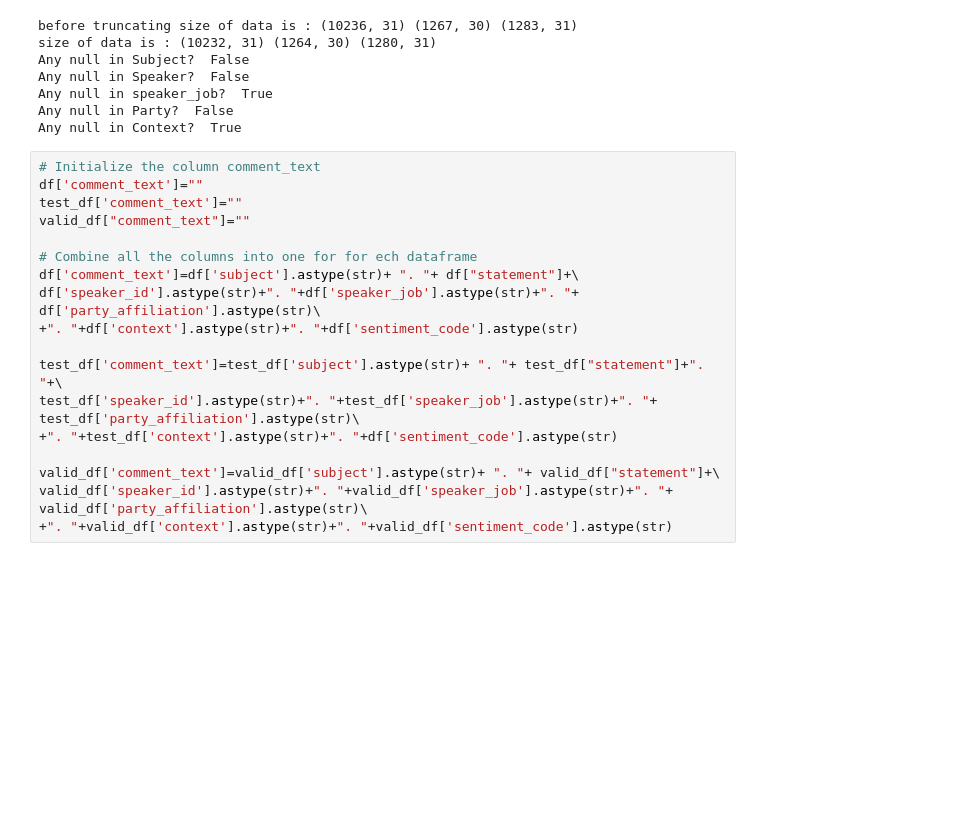
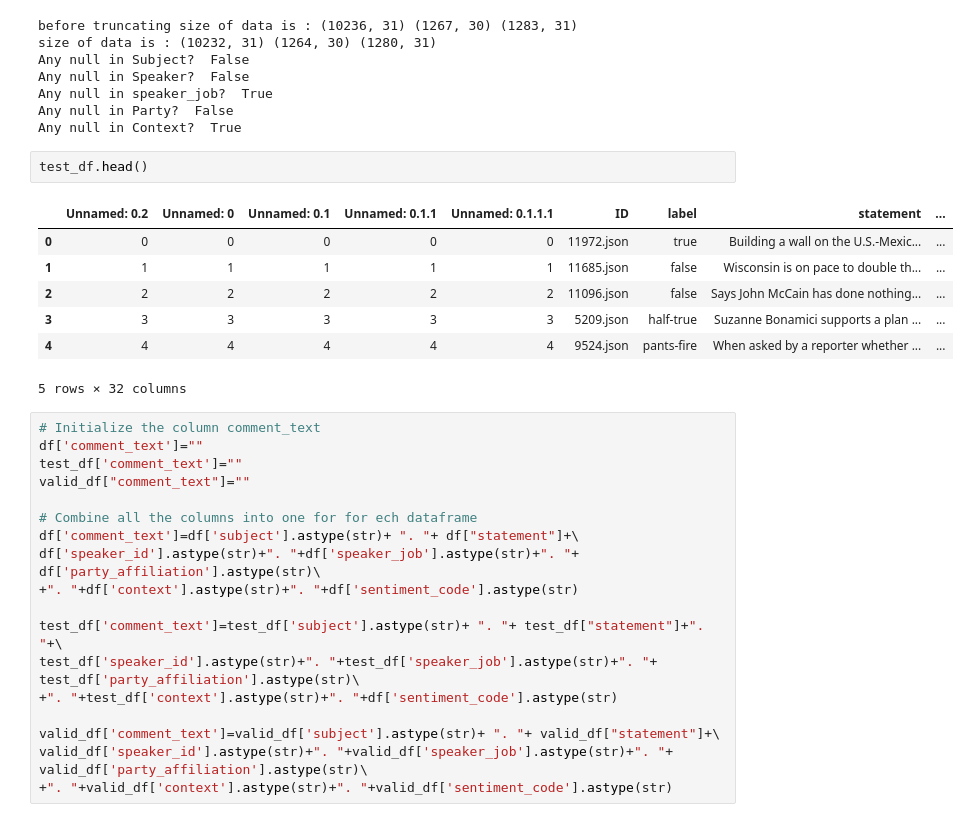
Before and after one commit to HullRyan/ITCS-5122-BERT-Sentimental-LIAR, a Jupyter notebook: BERT-CNN-Sentimental-Liar.ipynb, the cells around one changed output. Cells and saved outputs as stored; diff of their text form; blank space fills up the shorter version.

```diff
--- a/BERT-CNN-Sentimental-Liar.ipynb
+++ b/BERT-CNN-Sentimental-Liar.ipynb
@@ -44,6 +44,16 @@ Any null in Speaker?  False
 Any null in speaker_job?  True
 Any null in Party?  False
 Any null in Context?  True
+# %%
+test_df.head()
+# %% [output]
+|  | Unnamed: 0.2 | Unnamed: 0 | Unnamed: 0.1 | Unnamed: 0.1.1 | Unnamed: 0.1.1.1 | ID | label | statement | ... |
+| 0 | 0 | 0 | 0 | 0 | 0 | 11972.json | true | Building a wall on the U.S.-Mexic... | ... |
+| 1 | 1 | 1 | 1 | 1 | 1 | 11685.json | false | Wisconsin is on pace to double th... | ... |
+| 2 | 2 | 2 | 2 | 2 | 2 | 11096.json | false | Says John McCain has done nothing... | ... |
+| 3 | 3 | 3 | 3 | 3 | 3 | 5209.json | half-true | Suzanne Bonamici supports a plan ... | ... |
+| 4 | 4 | 4 | 4 | 4 | 4 | 9524.json | pants-fire | When asked by a reporter whether ... | ... |
+5 rows × 32 columns
 # %%
 # Initialize the column comment_text
 df['comment_text']=""
```
